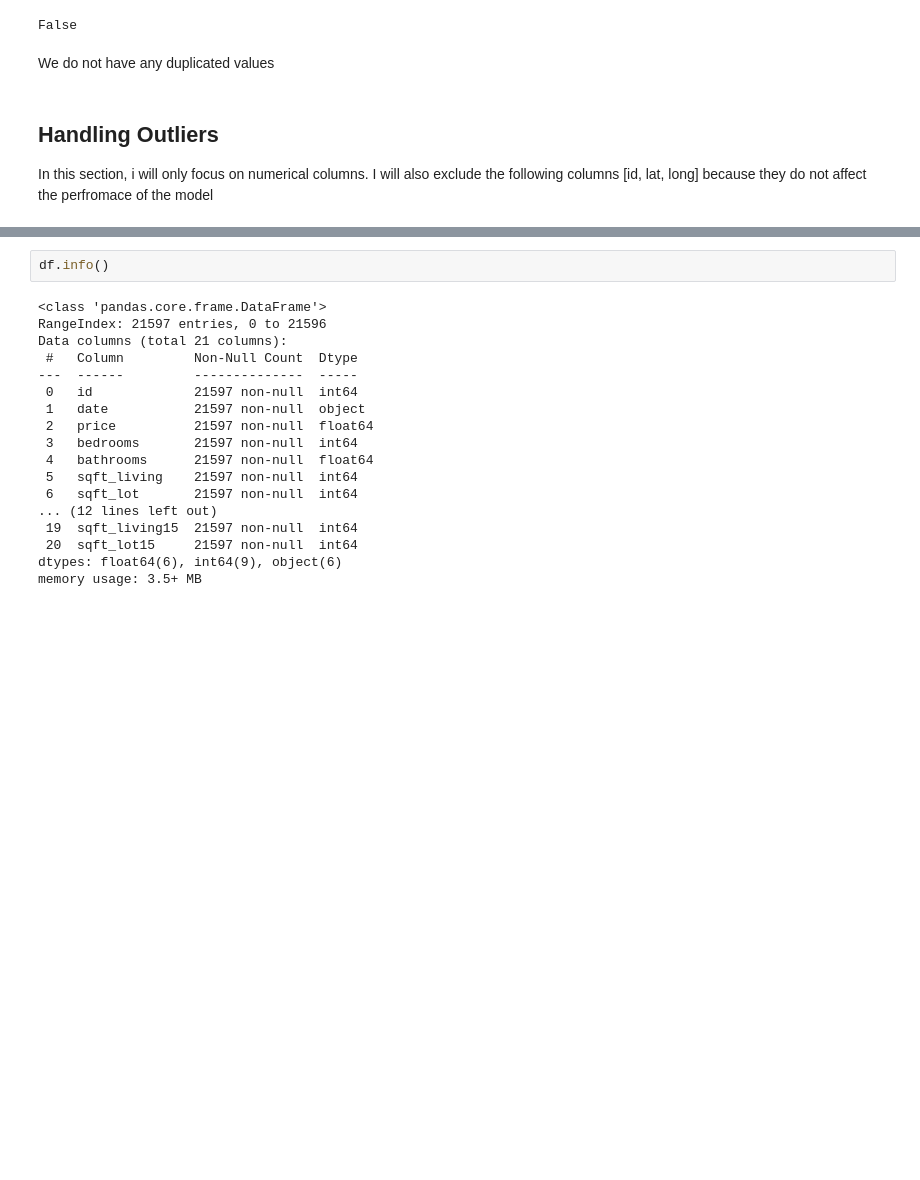
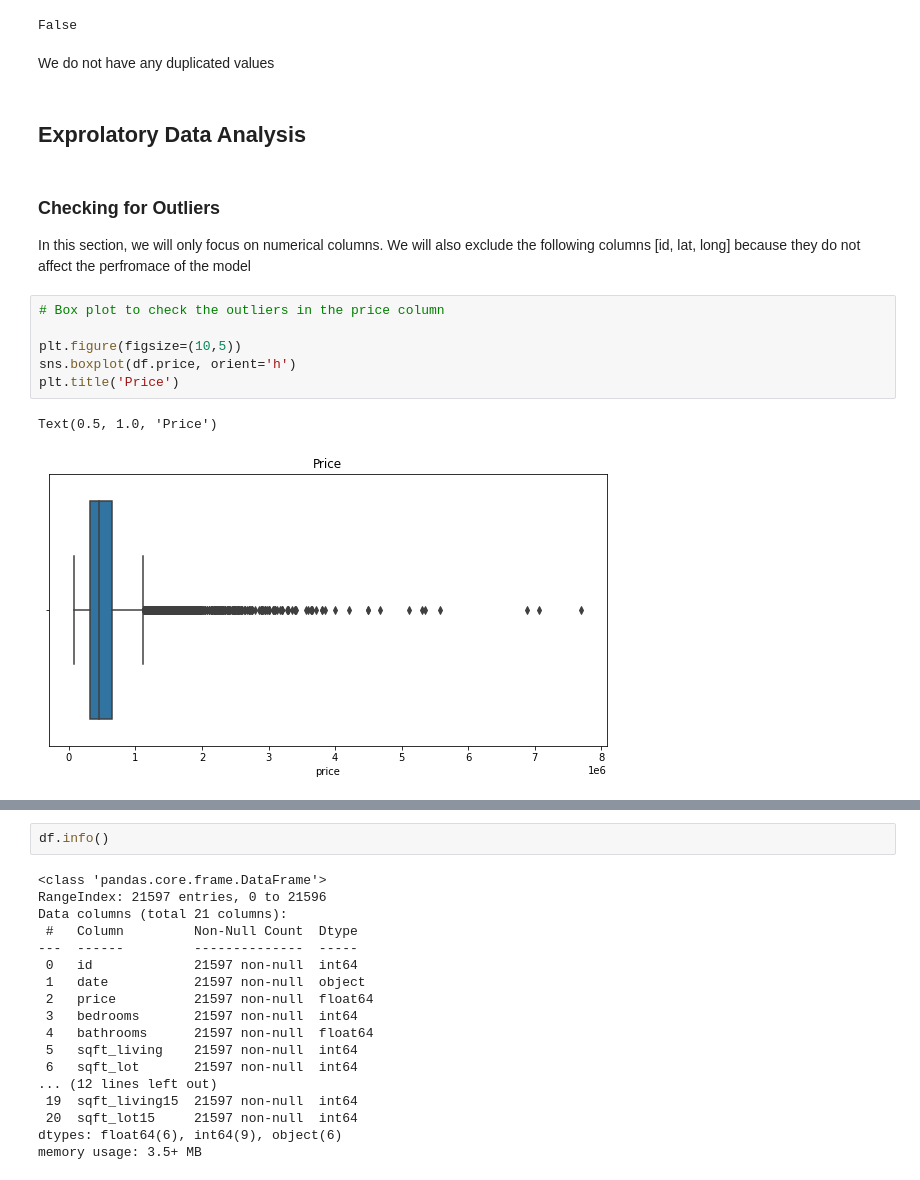
Before and after one commit to Paulwaweru/Phase-2-Group-Project, a Jupyter notebook: student (3).ipynb, the cells around one changed output, grey strips where cells are left out. Saved outputs shown, nothing was run; the diff lists cells and outputs as text; blank space fills up the shorter version.

```diff
--- a/student (3).ipynb
+++ b/student (3).ipynb
@@ -187,6 +203,17 @@ df.duplicated().any()
 False
 # %% [markdown]
 We do not have any duplicated values
+# %% [markdown]
+## Exprolatory Data Analysis
 # %% [markdown]
-## Handling Outliers
-In this section, i will only focus on numerical columns. I will also exclude the following columns [id, lat, long] because they do not affect the perfromace of the model
+### Checking for Outliers
+In this section, we will only focus on numerical columns. We will also exclude the following columns [id, lat, long] because they do not affect the perfromace of the model
+# %%
+# Box plot to check the outliers in the price column
+
+plt.figure(figsize=(10,5))
+sns.boxplot(df.price, orient='h')
+plt.title('Price')
+# %% [output]
+Text(0.5, 1.0, 'Price')
+[figure, added]
```
Also changed, not shown: parts of 71 cells of this notebook.
